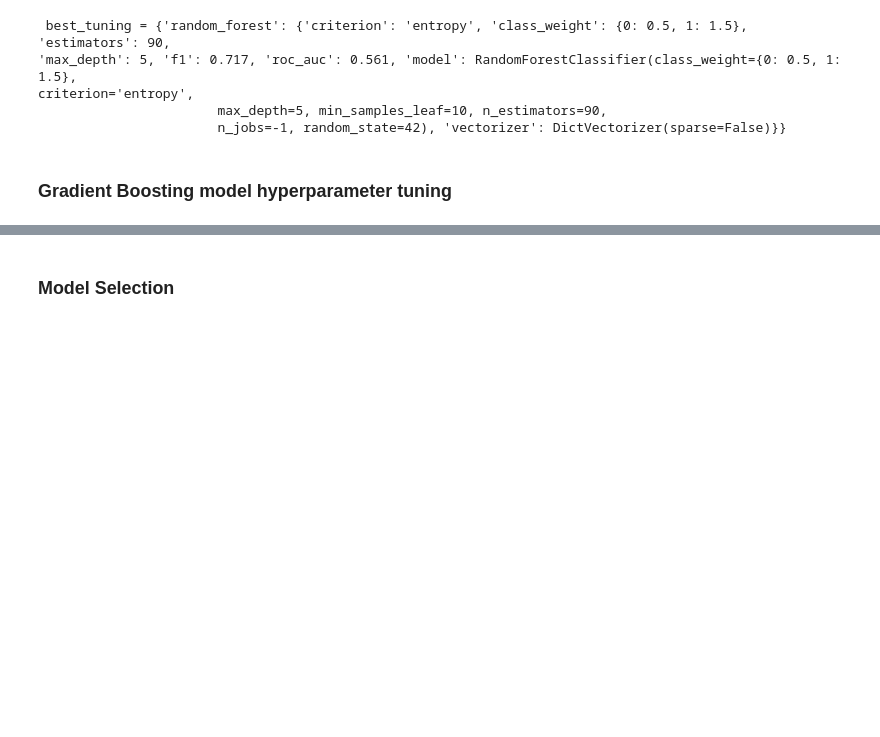
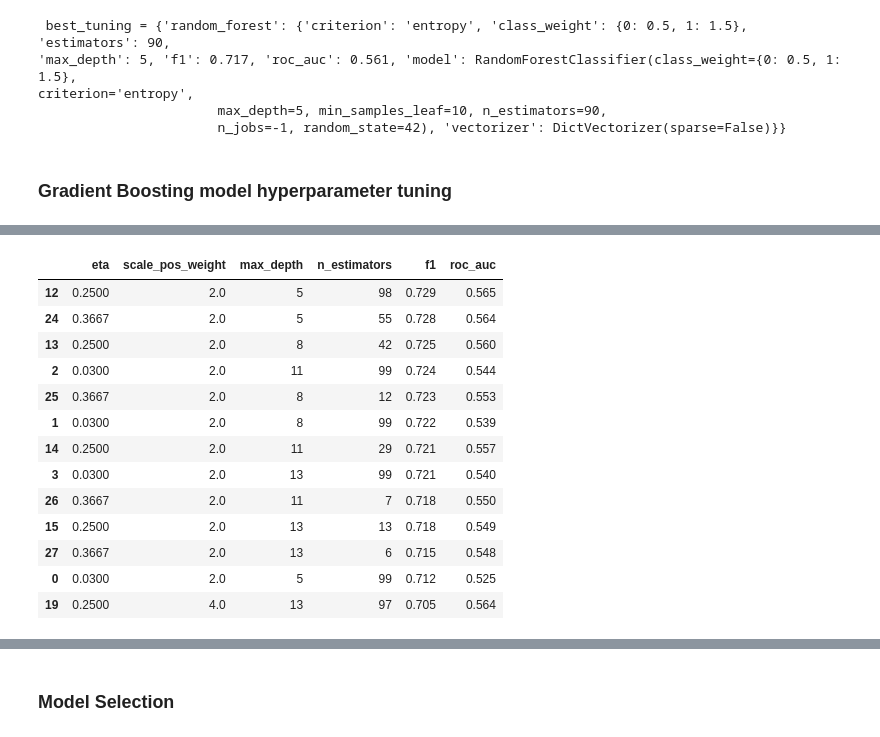
Before and after one commit to julrichkieffer/portfolio-data-science, a Jupyter notebook: 04 vehicle loan default/notebook.ipynb, the cells around one changed output, grey strips where cells are left out. Saved outputs shown, nothing was run; the diff lists cells and outputs as text; code cells hidden in the pictures; blank space fills up the shorter version.

```diff
--- a/04 vehicle loan default/notebook.ipynb
+++ b/04 vehicle loan default/notebook.ipynb
@@ -1430,7 +1427,7 @@ C_range = [0.01, 0.1, 0.5, 1.0]
 max_depth_range = [5, 8, 11, 13]
 weights_range = ['balanced', { 0: 0.5, 1: 1.0 }, { 0: 0.5, 1: 2.0 }, { 0: 0.5, 1: 3.0 }]
 estimators_range = range(10, 101, 15)
-boost_eta_range = [0.5, 0.3, 0.1]
+boost_eta_range = [0.03, 0.25, 0.3667]
 # %% [markdown]
 ### Scalar feature scaling
 # %%
@@ -2185,8 +2160,3 @@ criterion='entropy',
                        n_jobs=-1, random_state=42), 'vectorizer': DictVectorizer(sparse=False)}}
 # %% [markdown]
 ### Gradient Boosting model hyperparameter tuning
-# %%
-%%time
-
-model = xgb.XGBClassifier(objective='binary:logistic', random_state=seed, n_jobs=-1) #, early_stopping_rounds=50
-model.fit(df_train, y_train, verbose=1)
@@ -2253,32 +2164,61 @@ PrecisionRecallDisplay.from_estimator(model, df_val,   y_val,   ax=ax, label='va
 %%time
 
 scores = []
-evaluation = [  (df_train, y_train),
-                (df_val  , y_val)   ]
 
 for eta in boost_eta_range:
-    for depth in max_depth_range:
-        for estimators in tqdm( estimators_range, desc=f'{eta = }, {depth = }'):
+    for weights in [ 2 * weight[1] for weight in weights_range if not isinstance(weight, str)]:
+        for depth in tqdm( max_depth_range , desc=f'{eta=}, {weights=}'):
             model = xgb.XGBClassifier(  objective               = 'binary:logistic',
                                         learning_rate           = eta,
+                                        scale_pos_weight        = weights,
                                         max_depth               = depth,
-                                        n_estimators            = estimators,
+                                        # n_estimators            = estimators,
+                                        # base_score              =None,
+                                        # colsample_bytree        =None,
+                                        # booster                 =None,
+                                        # callbacks               =None,
+                                        # colsample_bylevel       =None,
+                                        # colsample_bynode        =None,
+                                        colsample_bytree        = 0.8,
+                                        # device                  =None,
+                                        # enable_categorical      =False,
+                                        # eval_metric             =None,
+                                        # feature_types           =None,
+                                        # gamma                   =None,
+                                        # grow_policy             =None,
+                                        # importance_type         =None,
+                                        # interaction_constraints =None,
+                                        # max_bin                 =None,
+                                        # max_cat_threshold       =None,
+                                        # max_cat_to_onehot       =None,
+                                        # max_delta_step          =None,
+                                        # max_leaves              =None,
+                                        # min_child_weight        =None,
+                                        # missing                 =nan,
+                                        # monotone_constraints    =None,
+                                        # multi_strategy          =None,
+                                        # num_parallel_tree       =None,
+                                        subsample               = 0.8,
+                                        # reg_alpha               =None,
+                                        # reg_lambda              =None,
                                         random_state            = seed,
-                                        n_jobs                  = -1,
-                                        early_stopping_rounds   = 25)
-            model.fit(df_train, y_train, eval_set=evaluation, verbose=False)
-
+                                        early_stopping_rounds   = 50,
+                                        n_jobs                  = -1)
+            model.fit(df_train, y_train,eval_set                = [ (df_train, y_train),  (df_val  , y_val) ],
+                                        verbose                 = False)
             y_pred = model.predict(df_val)
 
             scores.append( (
                 eta,
+                weights,
                 depth,
-                estimators,
+                model.best_iteration,
                 round(      f1_score(y_val, y_pred, average='weighted'), 3),
                 round( roc_auc_score(y_val, y_pred, average='weighted'), 3)
             ) )
 
-(pd.DataFrame(scores, columns=['eta', 'max_depth', 'estimators', 'f1', 'roc_auc'])
+(pd.DataFrame(scores, columns=['eta', 'scale_pos_weight', 'max_depth', 'n_estimators', 'f1', 'roc_auc'])
     .query(f'f1 >= { f1_all_features }')
     .sort_values(by=['f1', 'roc_auc'], ascending=[False, False])
 )
+# %% [output]
@@ -2284,0 +2228,14 @@ for eta in boost_eta_range:
+|  | eta | scale_pos_weight | max_depth | n_estimators | f1 | roc_auc |
+| 12 | 0.2500 | 2.0 | 5 | 98 | 0.729 | 0.565 |
+| 24 | 0.3667 | 2.0 | 5 | 55 | 0.728 | 0.564 |
+| 13 | 0.2500 | 2.0 | 8 | 42 | 0.725 | 0.560 |
+| 2 | 0.0300 | 2.0 | 11 | 99 | 0.724 | 0.544 |
+| 25 | 0.3667 | 2.0 | 8 | 12 | 0.723 | 0.553 |
+| 1 | 0.0300 | 2.0 | 8 | 99 | 0.722 | 0.539 |
+| 14 | 0.2500 | 2.0 | 11 | 29 | 0.721 | 0.557 |
+| 3 | 0.0300 | 2.0 | 13 | 99 | 0.721 | 0.540 |
+| 26 | 0.3667 | 2.0 | 11 | 7 | 0.718 | 0.550 |
+| 15 | 0.2500 | 2.0 | 13 | 13 | 0.718 | 0.549 |
+| 27 | 0.3667 | 2.0 | 13 | 6 | 0.715 | 0.548 |
+| 0 | 0.0300 | 2.0 | 5 | 99 | 0.712 | 0.525 |
+| 19 | 0.2500 | 4.0 | 13 | 97 | 0.705 | 0.564 |
```
Also changed, not shown: parts of 31 cells of this notebook.
